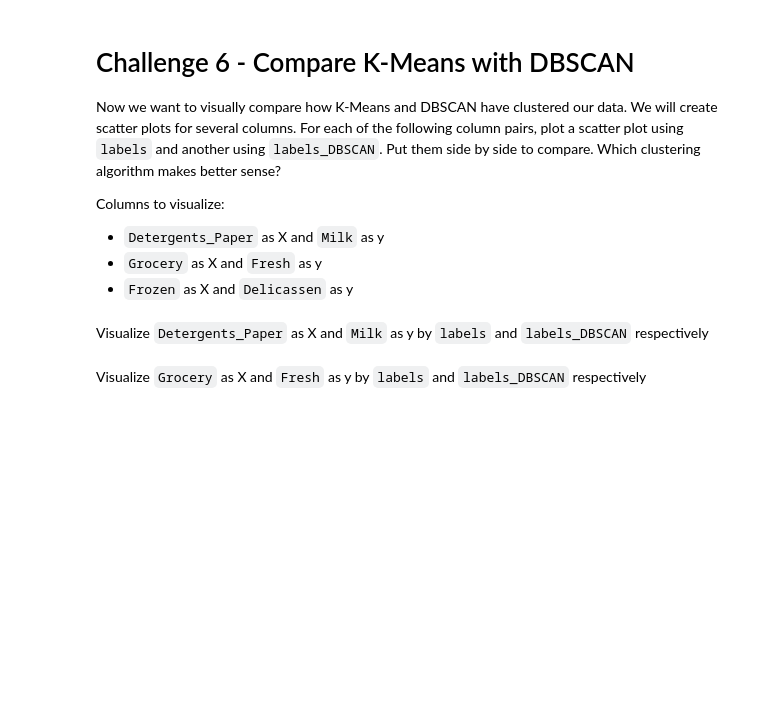
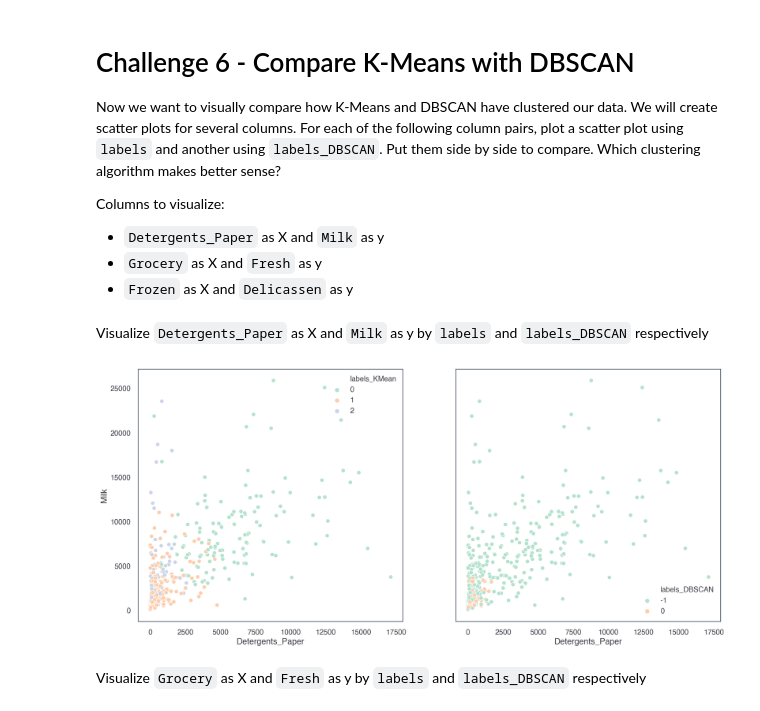
Before and after one commit to ta-data-lis/lab-unsupervised-learning, a Jupyter notebook: your-code/main.ipynb, the cells around one changed output. Cells and saved outputs as stored; diff of their text form; code cells hidden in the pictures; blank space fills up the shorter version.

Commit message:
Lab done

```diff
--- a/your-code/main.ipynb
+++ b/your-code/main.ipynb
@@ -182,6 +179,10 @@ Diverse value ranges in different features could cause issues in our clustering.
 from sklearn.preprocessing import StandardScaler
 
 # Your code here:
+scaler = StandardScaler()
+customers_scale = scaler.fit_transform(customers_clean)  # maybe I shouldn't scale channel and region?
+
+#test = pd.DataFrame(customers_scale, columns = customers_clean.columns)  # if I want it back as a DF
 # %% [markdown]
 # Challenge 4 - Data Clustering with K-Means
 
@@ -190,0 +190,13 @@ Now let's cluster the data with K-Means first. Initiate the K-Means model, then
+# %%
+# Your code here:
+from sklearn.cluster import KMeans
+
+# Creating the K-Mean object
+cluster = KMeans(n_clusters = 3, random_state = 18, n_jobs = -1)
+
+# Training the model
+model = cluster.fit(customers_scale)
+
+# Creating the labels column
+customers_clean['labels_KMean'] = model.labels_  # should it be here? Or on the new DF that I could create already scaled?
+customers_clean
@@ -200,0 +236,14 @@ Now let's cluster the data using DBSCAN. Use `DBSCAN(eps=0.5)` to initiate the m
+# %%
+# Your code here
+from sklearn.cluster import DBSCAN
+
+# Scaling was done above and using it
+
+# Create meanshift object
+db_cluster = DBSCAN(n_jobs = -1)  # eps = 0.5 is the default
+
+# Train model
+db_model = db_cluster.fit(customers_scale)
+
+# Creating the labels_DBSCAN column
+customers_clean['labels_DBSCAN'] = db_model.labels_
@@ -219,2 +293,13 @@ Visualize `Detergents_Paper` as X and `Milk` as y by `labels` and `labels_DBSCAN
+# %%
+# Your code here:
+fig, axs = plt.subplots(1, 2, figsize = (18, 8), sharey = True)
+
+plt.sca(axs[0])
+sns.scatterplot(x = 'Detergents_Paper', y = 'Milk', hue = 'labels_KMean', data = customers_clean, palette = "Pastel2")
+
+plt.sca(axs[1])
+sns.scatterplot(x = 'Detergents_Paper', y = 'Milk', hue = 'labels_DBSCAN', data = customers_clean, palette = "Pastel2");
+# %% [output]
+[figure, added]
 # %% [markdown]
 Visualize `Grocery` as X and `Fresh` as y by `labels` and `labels_DBSCAN` respectively
```
Also changed, not shown: parts of 21 cells of this notebook.
